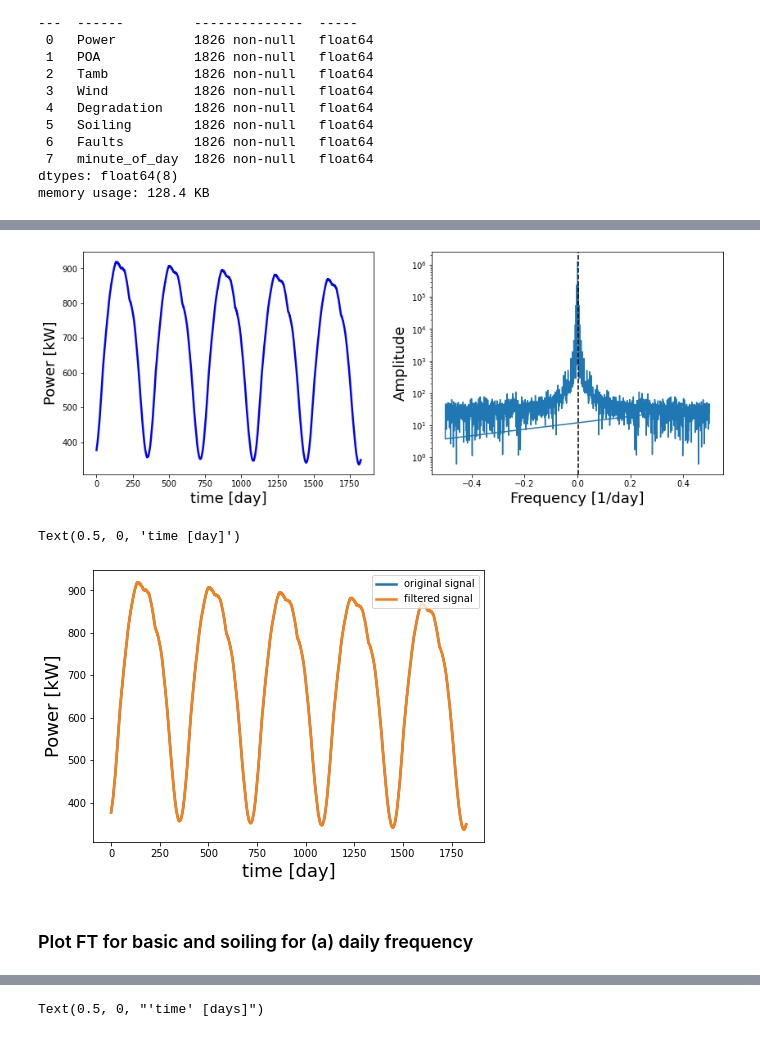
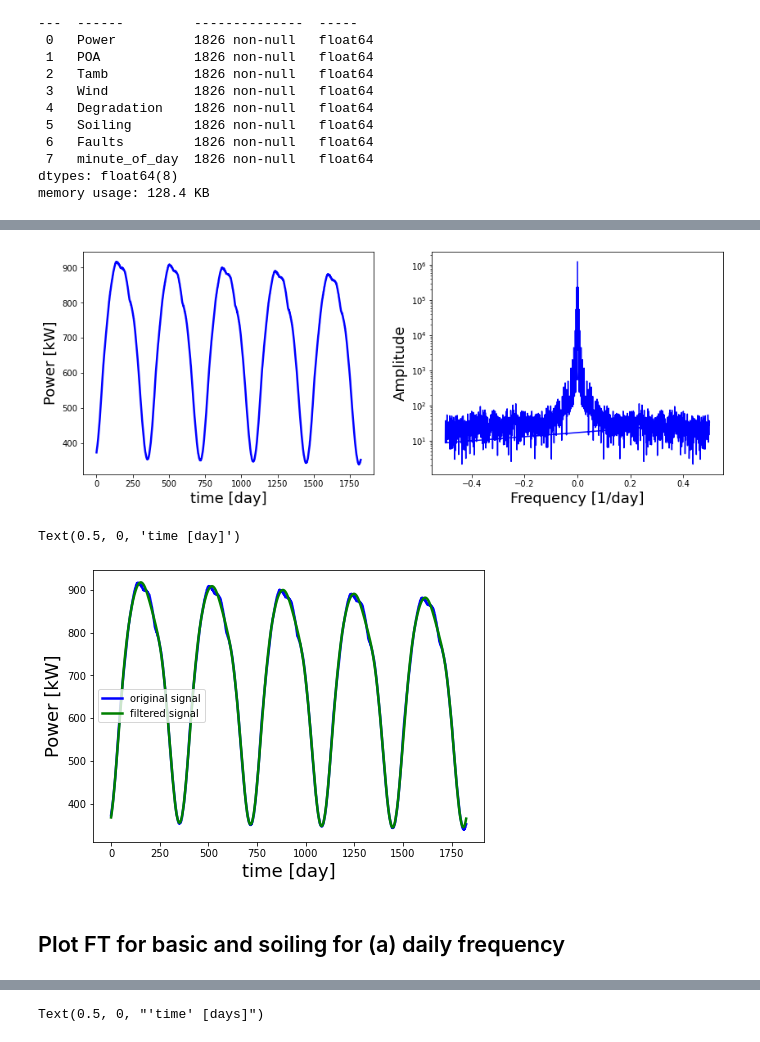
Before and after one commit to Rufski/S2DS-EPRI, a Jupyter notebook: notebooks/1.0-mb-fourier-spectral.ipynb, the cells around one changed output, grey strips where cells are left out. Cells and saved outputs as stored; diff of their text form; code cells hidden in the pictures.

```diff
--- a/notebooks/1.0-mb-fourier-spectral.ipynb
+++ b/notebooks/1.0-mb-fourier-spectral.ipynb
@@ -44,5 +54,5 @@ time for importing dataframe: 0.65 seconds
 # %%
-# Preprocess data
-df_basic = downsample_dataframe(df_basic, night_method='basic', clip_method='flexible')
+# Preprocess data : remove night & clipping + downsampling to daily frequency
+df_basic = downsample_dataframe(df_basic, night_method='basic', clip_method='universal')
 df_soil  = downsample_dataframe(df_soil, night_method='basic', clip_method='universal')
 # %% [output]
@@ -118,45 +136,43 @@ df_soil.head()
 # %%
 # Manually obtain the frequencies (similar to fftpack.fftfreq)
 #L = len(df["Power"].to_numpy()) # length of signal
 #T = 1 # [day] # sampling period
 #Fs = 1/T # [1/day] # sampling frequency
 #freq = Fs*np.arange(L/2)/L
 # =========================================================================
-
-power_fft = fftpack.fft(df_basic["Power"].to_numpy())
-sample_freq = fftpack.fftfreq(df_basic["Power"].to_numpy().size, d=1)
+box_length  = df_basic["Power"].to_numpy().size
+power_fft   = fftpack.fft(df_basic["Power"].to_numpy())
+sample_freq = fftpack.fftfreq(box_length, d=1)
 
 
 fig, ax = plt.subplots(nrows=1, ncols=2, figsize=(14,5))
-ax[0].plot(df_basic["Power"].to_numpy(), lw=2.5, color="blue")    # plot time series
+ax[0].plot(df_basic["Power"].to_numpy(), lw=2.5, color="blue") # plot time series
 ax[0].set_ylabel("Power [kW]", fontsize=18)
 ax[0].set_xlabel("time [day]", fontsize=18)
 
-ax[1].plot(sample_freq, np.abs(power_fft)) # plot freq domain
-ax[1].axvline(1/365, ls="--", color="k") # this is the year frequency
+ax[1].plot(sample_freq, np.abs(power_fft), color="blue") # plot freq domain
 
 ax[1].set_ylabel("Amplitude", fontsize=18)
 ax[1].set_xlabel("Frequency [1/day]", fontsize=18)
 #ax[1].set_xlim([0, 0.1])
 #ax[1].set_xscale("log")
 ax[1].set_yscale("log")
 # %% [output]
-[figure, old version]
+[figure, new version]
 # %%
-# remove all the hight frequencies
-high_freq_fft = power_fft.copy()
-#high_freq_fft[np.abs(sample_freq) > 0.01] = 0
-filtered_sig = fftpack.ifft(high_freq_fft)
+high_freq_fft                             = power_fft.copy()
+high_freq_fft[np.abs(sample_freq) > 0.01] = 0 # remove all the hight frequencies
+filtered_sig                              = fftpack.ifft(high_freq_fft)
 
 fig, ax = plt.subplots(figsize=(7, 5))
-ax.plot(df_basic["Power"].to_numpy(), label="original signal", lw=2.5)
-ax.plot(filtered_sig, label="filtered signal", lw=2.5)
+ax.plot(df_basic["Power"].to_numpy(), label="original signal", lw=2.5, color="blue")
+ax.plot(filtered_sig, label="filtered signal", lw=2.5, color="green", ls="-")
 ax.legend(loc="best")
 ax.set_ylabel("Power [kW]", fontsize=18)
 ax.set_xlabel("time [day]", fontsize=18)
 # %% [output]
 Text(0.5, 0, 'time [day]')
-[figure, old version]
+[figure, new version]
 # %% [markdown]
-### Plot FT for basic and soiling for (a) daily frequency
+## Plot FT for basic and soiling for (a) daily frequency
 # %%
```
Also changed, not shown: parts of 32 cells of this notebook.
